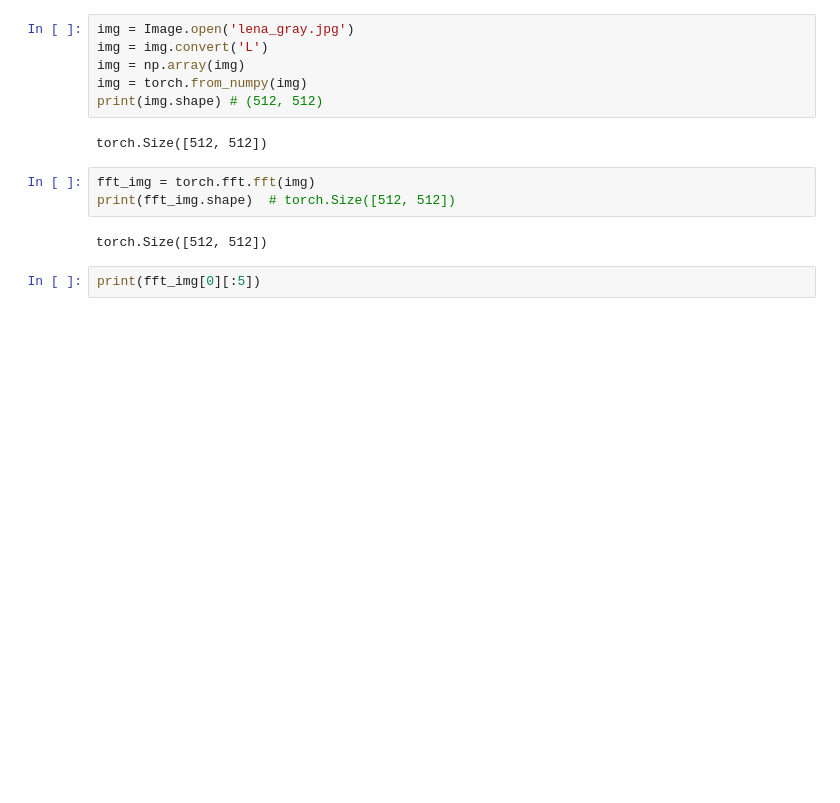
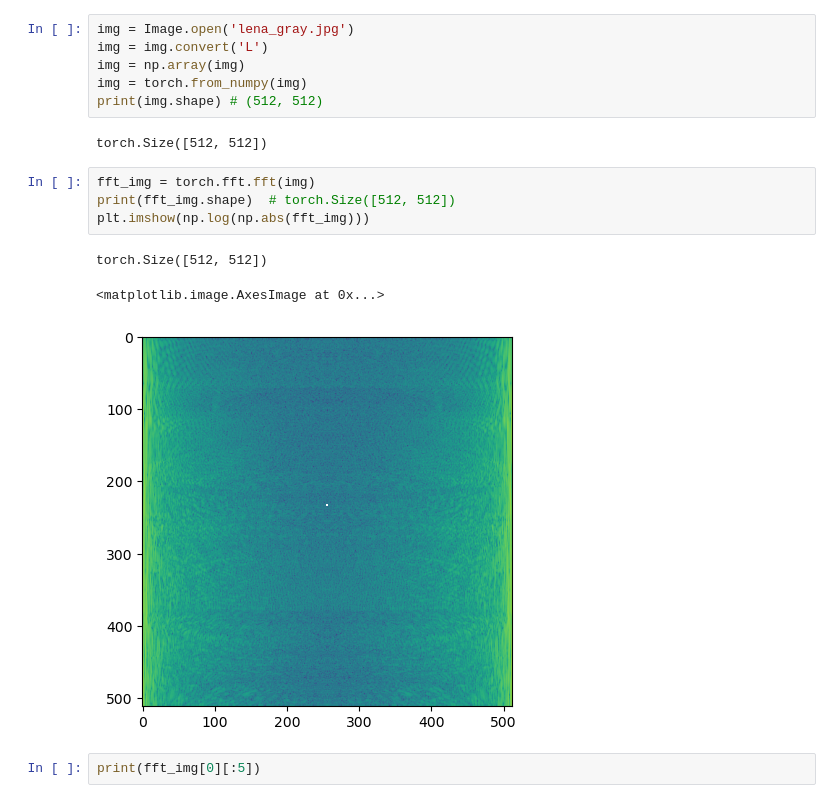
Before and after one commit to JKutt/transformers_segmentation, a Jupyter notebook: courses/deepMag/fourier_domain_operations.ipynb, the cells around one changed output. Saved outputs shown, nothing was run; the diff lists cells and outputs as text; blank space fills up the shorter version.

```diff
--- a/courses/deepMag/fourier_domain_operations.ipynb
+++ b/courses/deepMag/fourier_domain_operations.ipynb
@@ -17,8 +17,11 @@ torch.Size([512, 512])
 # %%
 fft_img = torch.fft.fft(img)
 print(fft_img.shape)  # torch.Size([512, 512])
+plt.imshow(np.log(np.abs(fft_img)))
 # %% [output]
 torch.Size([512, 512])
+<matplotlib.image.AxesImage at 0x...>
+[figure, added]
 # %%
 print(fft_img[0][:5])
 # %% [output]
```
Also changed, not shown: parts of 2 cells of this notebook.
